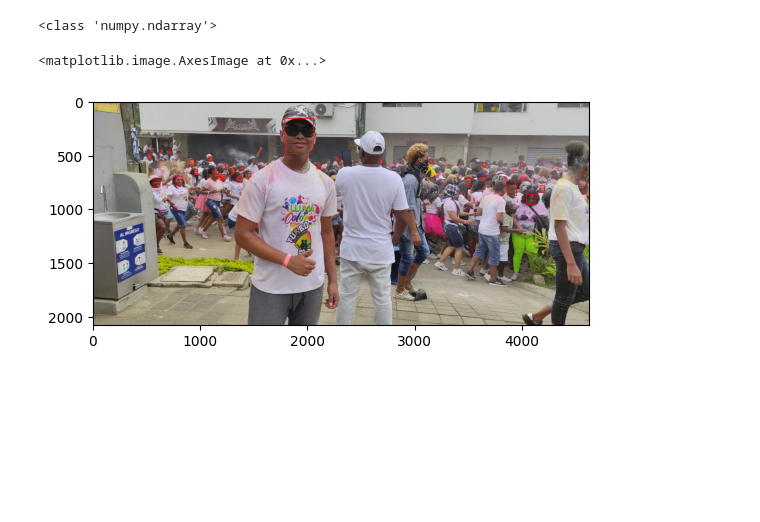
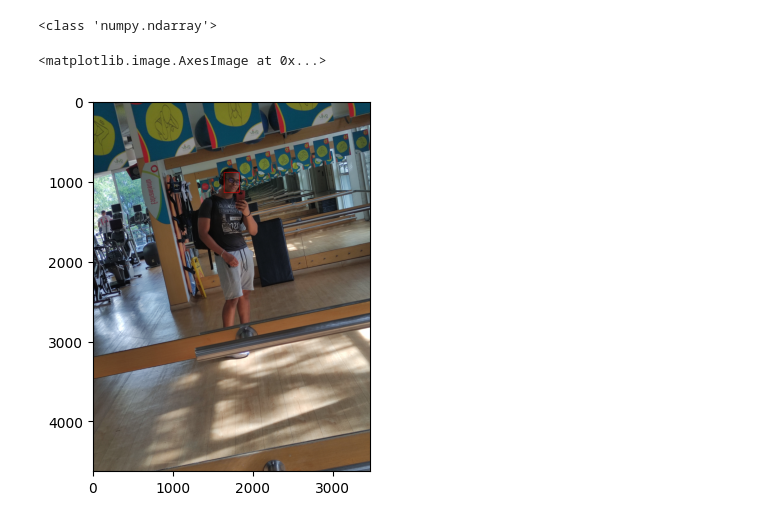
Before and after one commit to DanielPalacios05/Optika, a Jupyter notebook: device/a1_landmarks.ipynb, the cells around one changed output. Saved outputs shown, nothing was run; the diff lists cells and outputs as text; code cells hidden in the pictures; blank space fills up the shorter version.

```diff
--- a/device/a1_landmarks.ipynb
+++ b/device/a1_landmarks.ipynb
@@ -24,5 +54,14 @@ mtcnn = MTCNN(margin=40, keep_all=True, device=device,post_process=False)
 # %%
-img_path = 'momento.jpg'
+
+
+
+
+
+
+
+
+
+img_path = 'daniel.jpg'
 
 img = cv2.imread(img_path)
 print(type(img))
@@ -33,31 +72,35 @@ frame = Image.fromarray(img)
 
 
 boxes, probs, landmarks = mtcnn.detect(frame, landmarks=True)
 
 #Eliminating detection with a prob less than 80 percent
 
 probsFilter = probs > 0.80
 
 boxes = boxes[probsFilter]
 landmarks=landmarks[probsFilter]
 
 
 
 
+
+
+
+
 fig = plt.figure()
 ax = fig.add_subplot(111)
 
 draw = PIL.ImageDraw.Draw(frame)
 
 
 for box, landmark in zip(boxes, landmarks):
     #ax.scatter(*np.meshgrid(box[[0, 2]], box[[1, 3]]))
 
     draw.rectangle(box.tolist(), outline=(255, 0, 0), width=6)
    #ax.scatter(landmark[:, 0], landmark[:, 1], s=8)
 
 ax.imshow(frame)
 # %% [output]
 <class 'numpy.ndarray'>
 <matplotlib.image.AxesImage at 0x...>
-[figure, old version]
+[figure, new version]
```
Also changed, not shown: parts of 6 cells of this notebook, 6 other files.
